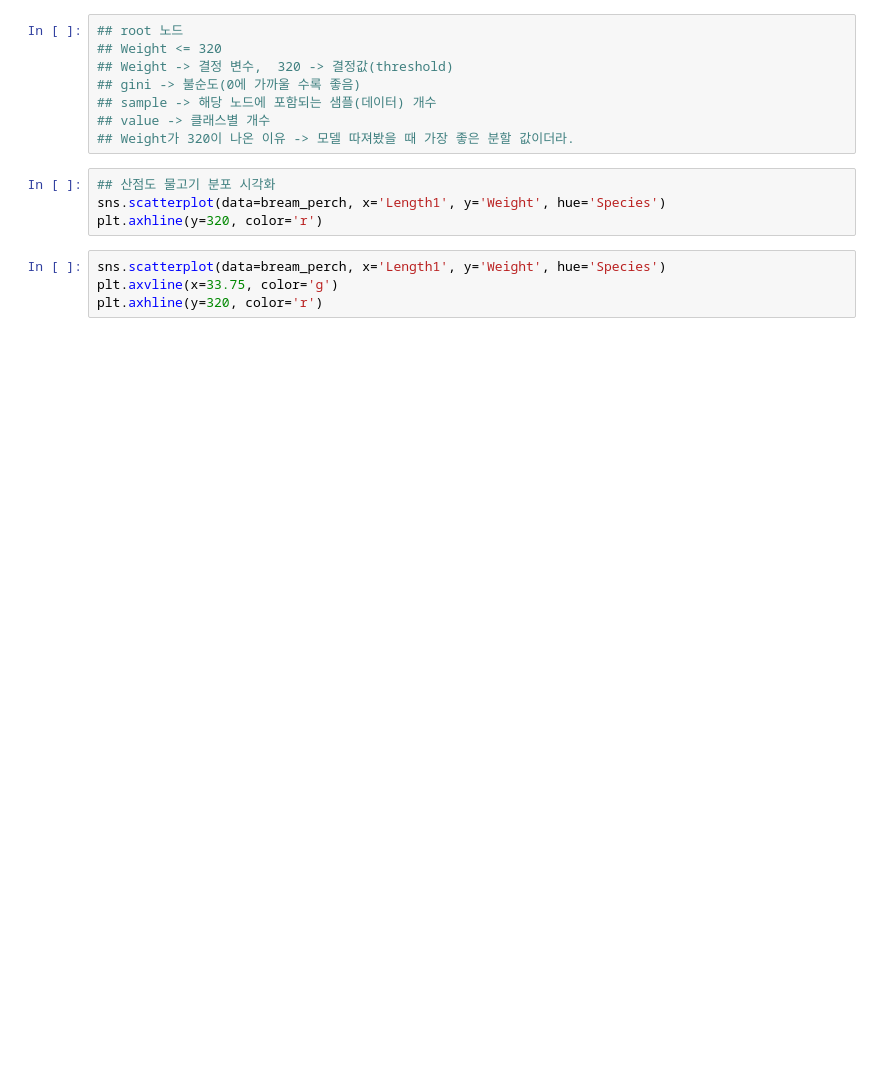
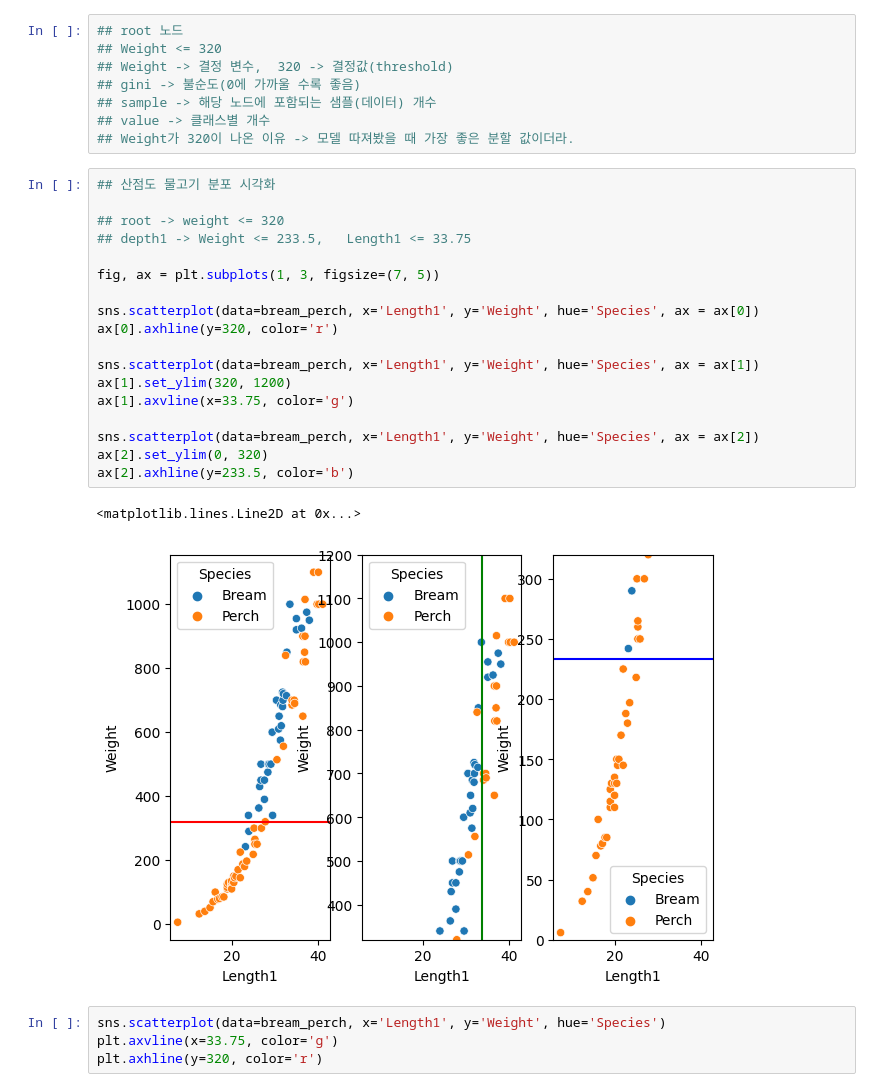
Before and after one commit to chacha86/pythonai, a Jupyter notebook: 결정트리_회귀_및_분류.ipynb, the cells around one changed output. Cells and saved outputs as stored; diff of their text form; blank space fills up the shorter version.

```diff
--- a/결정트리_회귀_및_분류.ipynb
+++ b/결정트리_회귀_및_분류.ipynb
@@ -66,10 +52,27 @@ plt.show()
 ## sample -> 해당 노드에 포함되는 샘플(데이터) 개수
 ## value -> 클래스별 개수
 ## Weight가 320이 나온 이유 -> 모델 따져봤을 때 가장 좋은 분할 값이더라.
-# %%
-## 산점도 물고기 분포 시각화
-sns.scatterplot(data=bream_perch, x='Length1', y='Weight', hue='Species')
-plt.axhline(y=320, color='r')
+# %%
+## 산점도 물고기 분포 시각화
+
+## root -> weight <= 320
+## depth1 -> Weight <= 233.5,   Length1 <= 33.75
+
+fig, ax = plt.subplots(1, 3, figsize=(7, 5))
+
+sns.scatterplot(data=bream_perch, x='Length1', y='Weight', hue='Species', ax = ax[0])
+ax[0].axhline(y=320, color='r')
+
+sns.scatterplot(data=bream_perch, x='Length1', y='Weight', hue='Species', ax = ax[1])
+ax[1].set_ylim(320, 1200)
+ax[1].axvline(x=33.75, color='g')
+
+sns.scatterplot(data=bream_perch, x='Length1', y='Weight', hue='Species', ax = ax[2])
+ax[2].set_ylim(0, 320)
+ax[2].axhline(y=233.5, color='b')
+# %% [output]
+<matplotlib.lines.Line2D at 0x...>
+[figure, added]
 # %%
 sns.scatterplot(data=bream_perch, x='Length1', y='Weight', hue='Species')
 plt.axvline(x=33.75, color='g')
```
Also changed, not shown: parts of 4 cells of this notebook.
